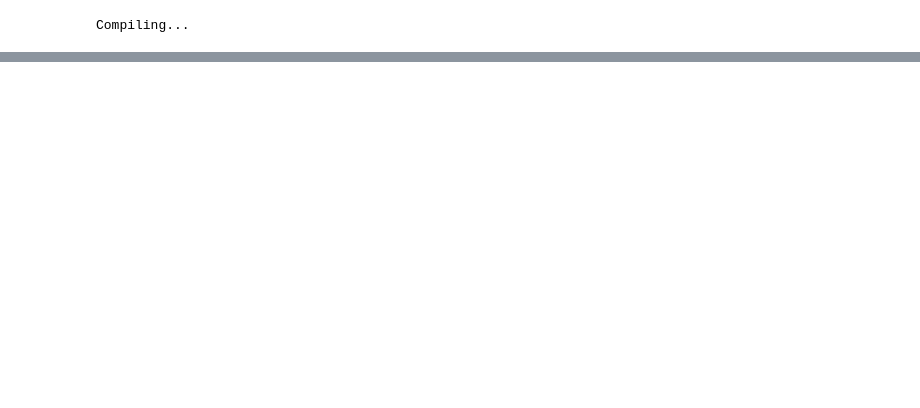
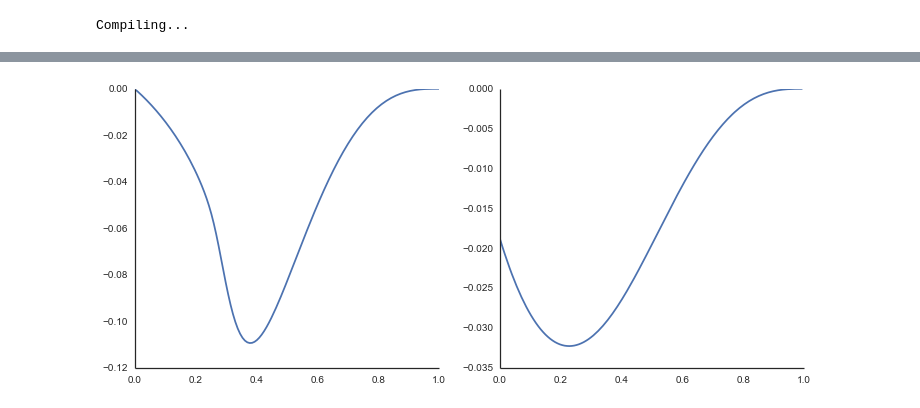
Before and after one commit to iamlemec/meteo, a Jupyter notebook: Frontier.ipynb, the cells around one changed output, grey strips where cells are left out. Cells and saved outputs as stored; diff of their text form; code cells hidden in the pictures; blank space fills up the shorter version.

```diff
--- a/Frontier.ipynb
+++ b/Frontier.ipynb
@@ -164,0 +182,14 @@ Max err = 2.94209101526e-15
+# %%
+(W_PO,dW_PO) = varf_dict_po['W']
+(Z_PO,dZ_PO) = varf_dict_po['Z']
+(W_SO,dW_SO) = varf_dict_sp['W']
+(Z_SO,dZ_SO) = varf_dict_sp['Z']
+
+sx = 1.0 - dW_PO/dW_SO
+sy = 1.0 - Z_PO/(Z_SO-(1-Fgrid)*W_SO)
+
+(fig,(ax1,ax2)) = subplots(1,2,figsize=(12,5))
+ax1.plot(qgrid,sx*c*x_sp**gamma); sns.despine(ax=ax1);
+ax2.plot(qgrid,sy*d*y_sp**gamma); sns.despine(ax=ax2);
+# %% [output]
+[figure, added]
```
Also changed, not shown: parts of 9 cells of this notebook, 1 other file.
